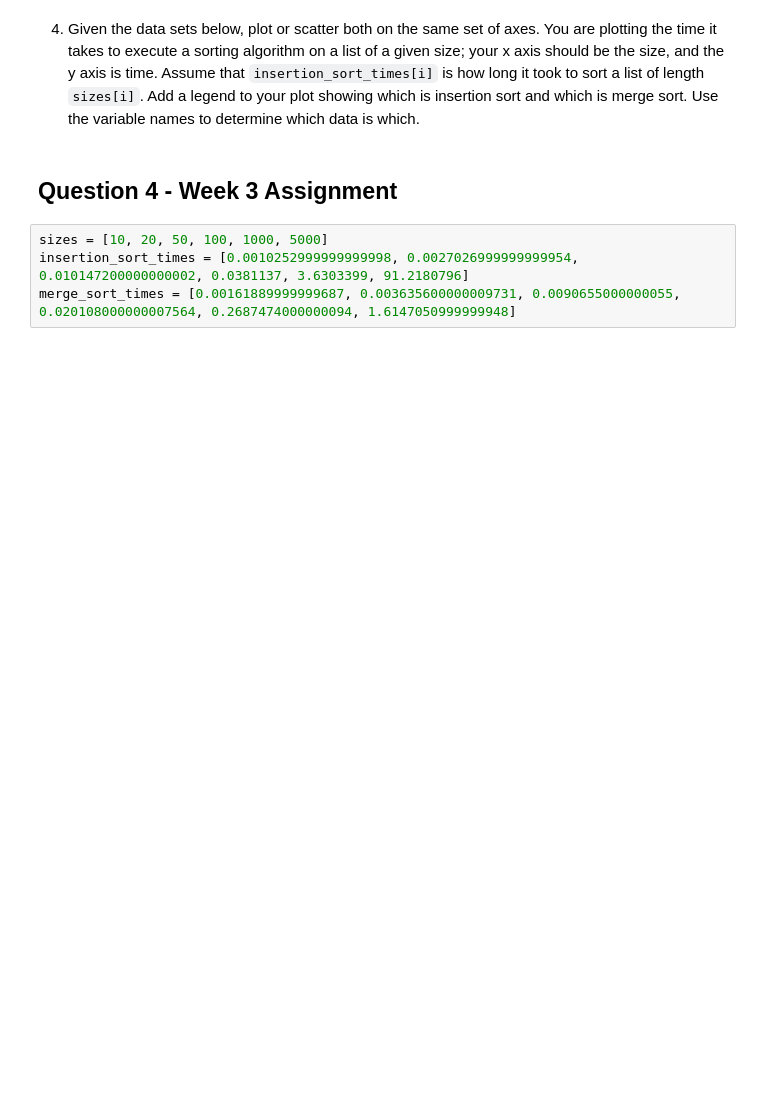
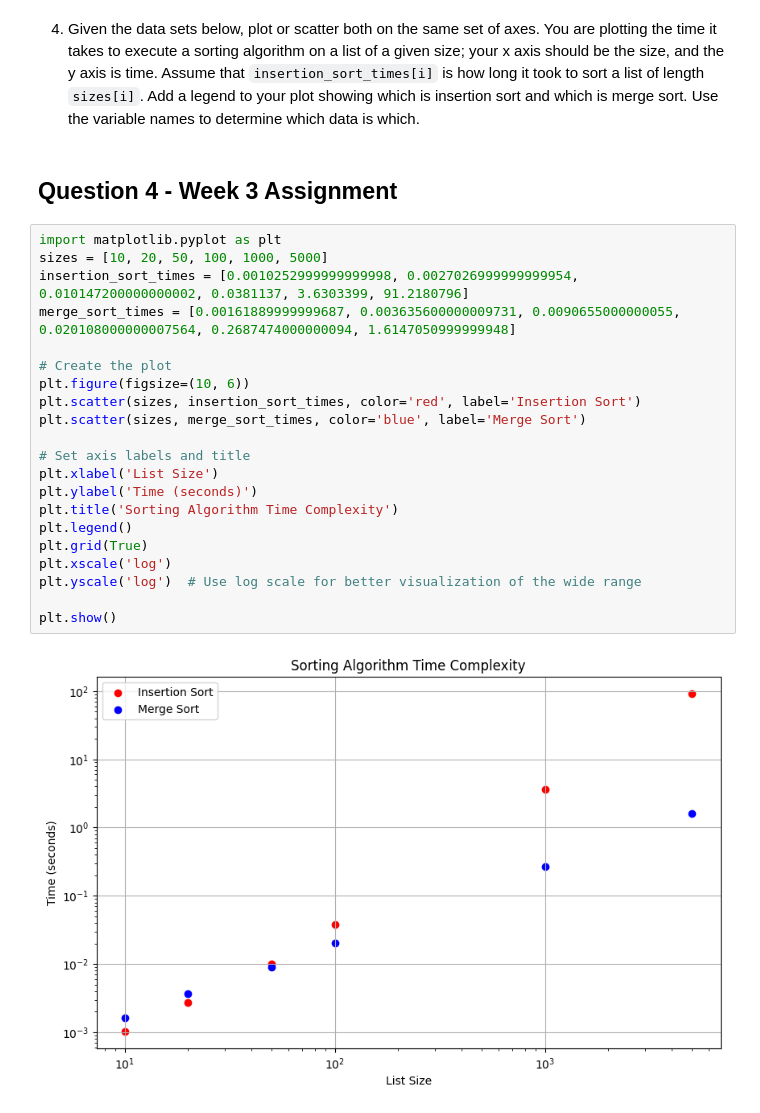
Before and after one commit to hrawp/dm_nlp_week3, a Jupyter notebook: pyplot.ipynb, the cells around one changed output. Drawn from its saved outputs; the diff is of its cells as text; blank space fills up the shorter version.

```diff
--- a/pyplot.ipynb
+++ b/pyplot.ipynb
@@ -114,6 +114,25 @@ plt.show()
 # %% [markdown]
 ## Question 4 - Week 3 Assignment
 # %%
+import matplotlib.pyplot as plt
 sizes = [10, 20, 50, 100, 1000, 5000]
 insertion_sort_times = [0.0010252999999999998, 0.0027026999999999954, 0.010147200000000002, 0.0381137, 3.6303399, 91.2180796]
 merge_sort_times = [0.00161889999999687, 0.003635600000009731, 0.0090655000000055, 0.020108000000007564, 0.2687474000000094, 1.6147050999999948]
+
+# Create the plot
+plt.figure(figsize=(10, 6))
+plt.scatter(sizes, insertion_sort_times, color='red', label='Insertion Sort')
+plt.scatter(sizes, merge_sort_times, color='blue', label='Merge Sort')
+
+# Set axis labels and title
+plt.xlabel('List Size')
+plt.ylabel('Time (seconds)')
+plt.title('Sorting Algorithm Time Complexity')
+plt.legend()
+plt.grid(True)
+plt.xscale('log')
+plt.yscale('log')  # Use log scale for better visualization of the wide range
+
+plt.show()
+# %% [output]
+[figure, added]
```
Also changed, not shown: parts of 2 cells of this notebook.
